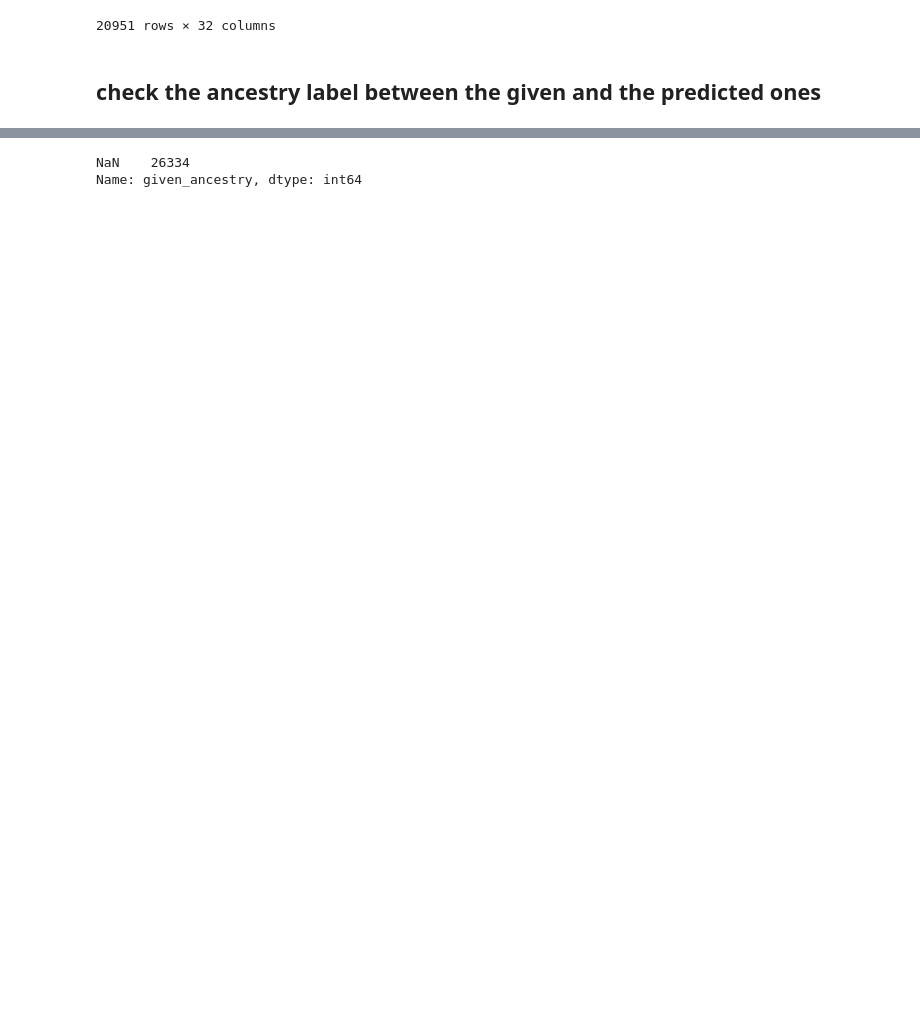
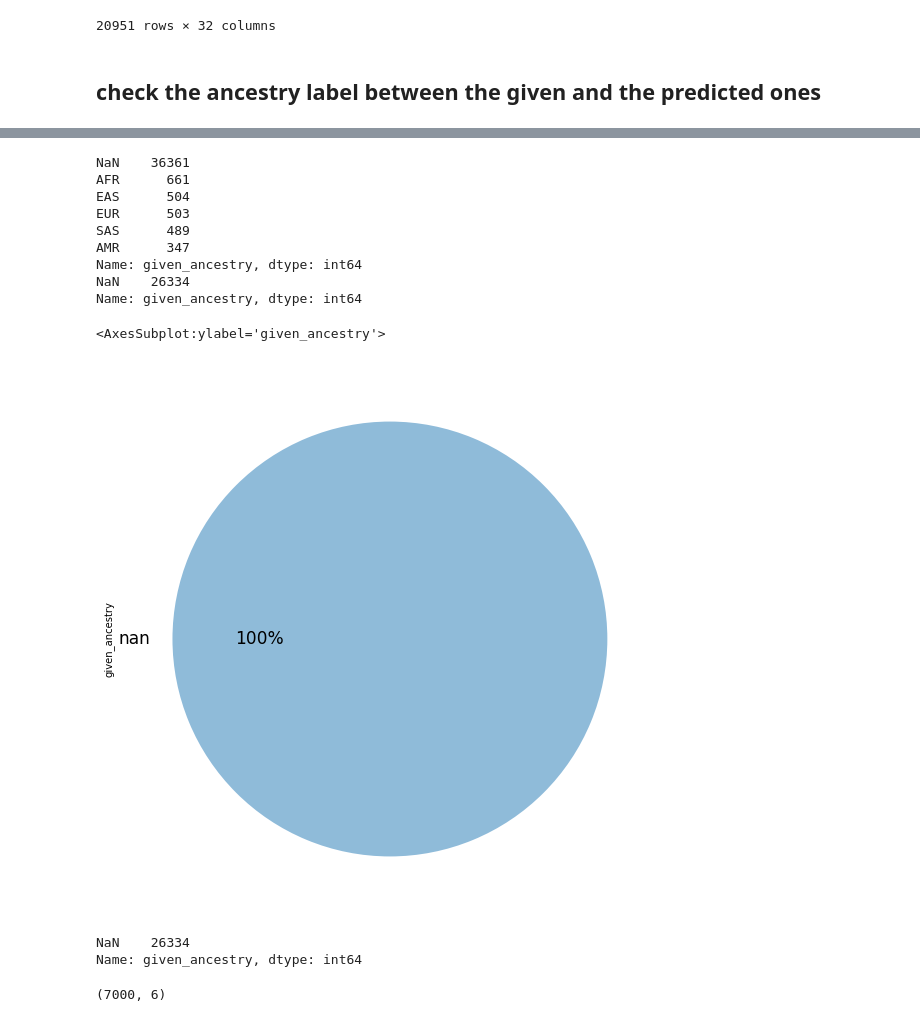
Before and after one commit to teresa-sansan/ADSP_polyfun, a Jupyter notebook: data_processing/phenotype/merge_pheno_pc_population.ipynb, the cells around one changed output, grey strips where cells are left out. Saved outputs shown, nothing was run; the diff lists cells and outputs as text; code cells hidden in the pictures; blank space fills up the shorter version.

```diff
--- a/data_processing/phenotype/merge_pheno_pc_population.ipynb
+++ b/data_processing/phenotype/merge_pheno_pc_population.ipynb
@@ -78,6 +115,27 @@ pheno_his.loc[pheno_his.predicted_ancestry!= pheno_pc.given_ancestry][["SUBJID",
+# %%
+print(pc.given_ancestry.value_counts(dropna=False))
+print(pheno_pc.given_ancestry.value_counts(dropna=False))
+pheno_pc.given_ancestry.value_counts(dropna=False).plot.pie(figsize=(10,10), fontsize=17,  autopct='%1.0f%%',labels=pheno_pc.given_ancestry.value_counts(dropna=False).index,wedgeprops={"alpha": 0.5})
+# %% [output]
+NaN    36361
+AFR      661
+EAS      504
+EUR      503
+SAS      489
+AMR      347
+Name: given_ancestry, dtype: int64
+NaN    26334
+Name: given_ancestry, dtype: int64
+<AxesSubplot:ylabel='given_ancestry'>
+[figure, added]
 # %%
 pheno_his.given_ancestry.value_counts(dropna=False)  ## all the given ancetry are NaN
 # %% [output]
 NaN    26334
 Name: given_ancestry, dtype: int64
+# %%
+check = pheno_his.loc[pheno_his.predicted_ancestry!= pheno_his.fin_population_temp][["SUBJID",'Race','Ethnicity','predicted_ancestry','given_ancestry', 'fin_population_temp']]
+print(check.shape)
+# %% [output]
+(7000, 6)
 # %%
```
Also changed, not shown: parts of 20 cells of this notebook.
